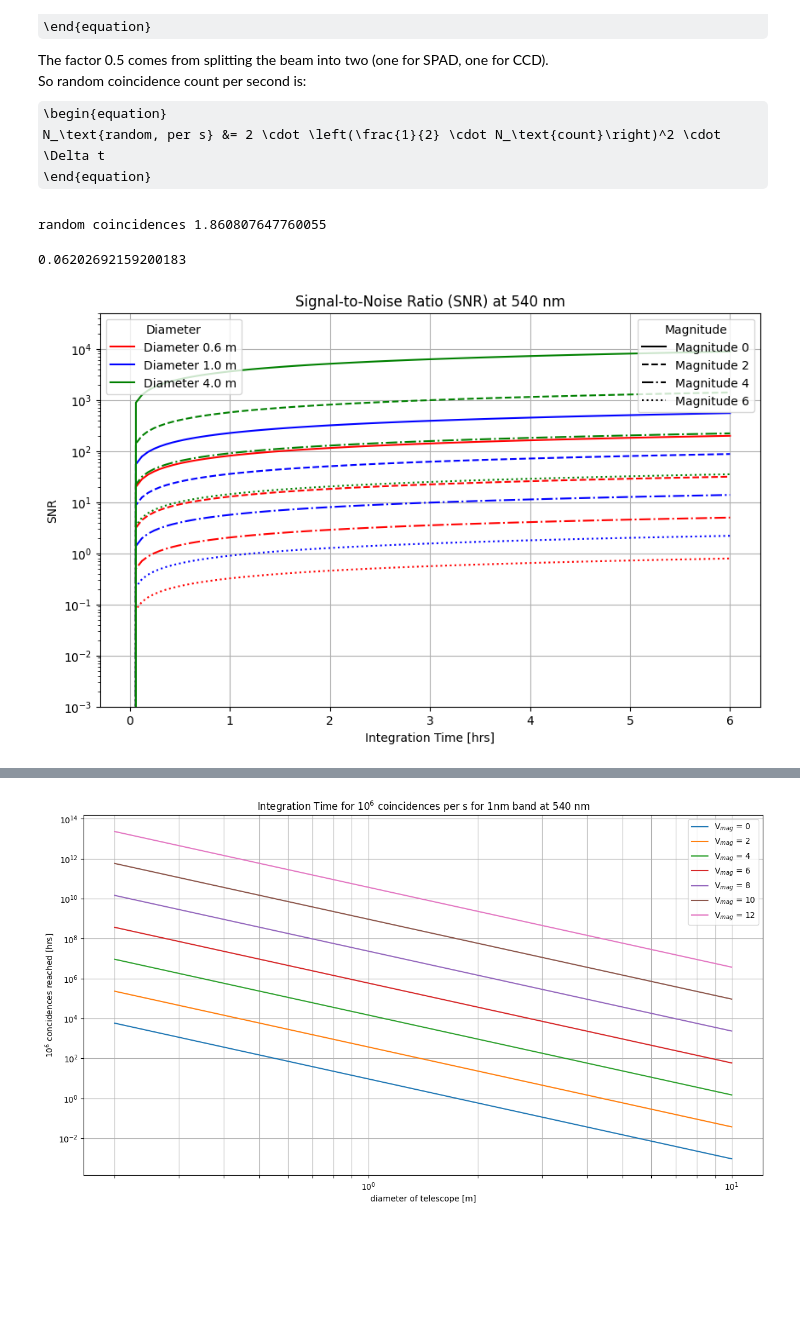
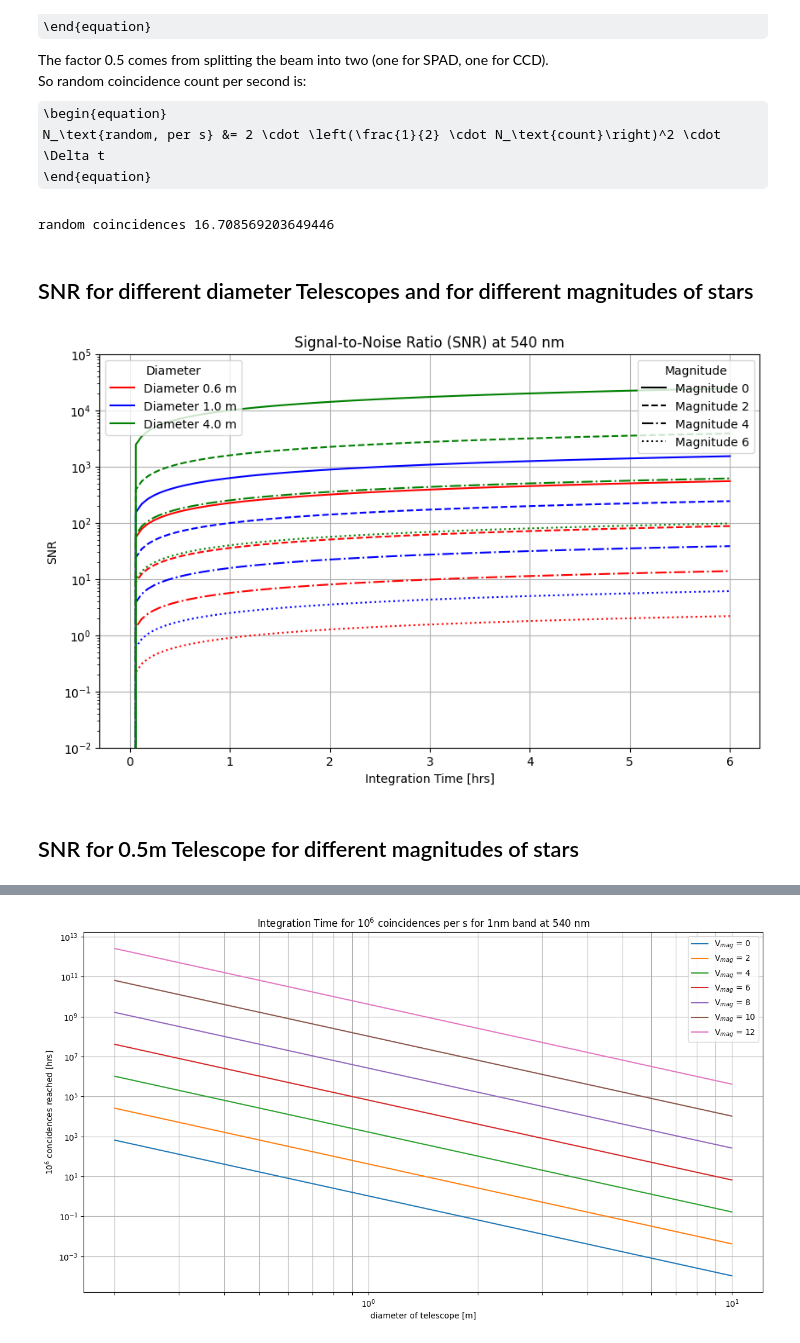
Before and after one commit to LucijanaS/brightstar, a Jupyter notebook: SNR_coincidences.ipynb, the cells around one changed output, grey strips where cells are left out. Cells and saved outputs as stored; diff of their text form; code cells hidden in the pictures; some formulas as TeX source; blank space fills up the shorter version.

```diff
--- a/SNR_coincidences.ipynb
+++ b/SNR_coincidences.ipynb
@@ -69,11 +47,7 @@ def area_sub(diameter, effective_diameter):
 # %%
-def SNR_simple(T, magnitude, diameter):
-    efficiency_o = 0.5 # optical efficiency
-    efficiency_d = 0.4 # detector efficiency
-    efficiency_f = 0.5 # filter efficiency
-    efficiency_p = 1 # 1 means no polarizer, 0.5 with
+def SNR_simple(T, magnitude, diameter, efficiency_o = efficiency_o_set, efficiency_d=0.4, efficiency_f=0.9, efficiency_p=1):
     efficiency_overall = efficiency_o*efficiency_d*efficiency_f*efficiency_p
-    return (1/(2*np.sqrt(2)))*V_12**2*efficiency_overall*area_sub(diameter, effective_diameter)*Phi(magnitude, wavelength)*np.sqrt(T*3600/delta_t)
+    return (1/(2*np.sqrt(2)))*V_12**2*efficiency_overall*area(diameter)*Phi(magnitude, wavelength)*np.sqrt(T*3600/delta_t) # T multiplied by factor 3600 to have SNR after an hour
 
-print('SNR: ', SNR_simple(1, 0, 0.5))
+print('SNR after one hours: ', SNR_simple(1, 0, 0.5))
 # %% [output]
@@ -106,33 +82,0 @@ SNR:  2.5219230114363955
-# %%
-# Generate diameters
-hours = 6
-T_0 = np.linspace(0, 100, 1000)
-
-# Plot SNR vs integration time T_0
-plt.figure()
-
-"""
-for i, t in enumerate(T):
-    plt.plot(diameters, snr(diameters, t), label=f'T = {T_[i]} hours')
-"""
-star_1 = "Vega"
-star_2 = "Sirius"
-mag_1 = 0.03
-mag_2 = -1.46
-
-
-#plt.plot(T_0, SNR_two(T_0, mag_1, diameter_1, diameter_2), label=star_1)
-#plt.plot(T_0, SNR_two(T_0, mag_2, diameter_1, diameter_2), label=star_2)
-
-
-plt.plot(T_0, SNR_two(T_0, mag, diameter_1, diameter_2), label="Vega at Skinakas, 1.3m+0.6m")
-plt.plot(T_0, SNR_simple(T_0, mag, diameter_1), label="Vega at Skinakas, 1.3m")
-plt.plot(T_0, SNR_simple(T_0, mag, diameter), label="Vega at Telesto, 0.5m")
-
-
-plt.xlabel('Integration Time [hrs]')
-plt.ylabel('SNR')
-plt.title('Signal-to-Noise Ratio (SNR) vs Integration Time \n asymmetry accounted for')
-plt.legend()
-plt.grid(True)
-plt.show()
@@ -184,11 +128,10 @@ def coincidences_per_s(T, magnitude, diameter):
 
 
 print('random coincidences', coincidences_per_s(1, 0, 0.5))
-
-(2*(((count_rate(0, 0.5))/2)**2)*1e-12)*1
 # %% [output]
-random coincidences 1.860807647760055
+random coincidences 16.708569203649446
-0.06202692159200183
+# %% [markdown]
+## SNR for different diameter Telescopes and for different magnitudes of stars
 # %%
 plt.style.use('default')
 T_0 = np.linspace(0, 6, 100)
@@ -197,35 +140,37 @@ magnitudes = [0, 2, 4, 6]
 
 # Plot SNR vs integration time T_0
 plt.figure(figsize=(10, 6))
 
 colors = ['r', 'b', 'g']  # Different colors for different diameters
 linestyles = ['-', '--', '-.', ':']  # Different linestyles for different magnitudes
 
 
 for i, diameter in enumerate(diameters):
     for j, magnitude in enumerate(magnitudes):
         snr_values = [SNR_simple(t * 3600, magnitude, diameter) for t in T_0]
         plt.plot(T_0, snr_values, color=colors[i], linestyle=linestyles[j],
                  label=f'Diameter {diameter} m, Mag {magnitude}')
 
 plt.xlabel('Integration Time [hrs]')
 plt.ylabel('SNR')
 plt.title('Signal-to-Noise Ratio (SNR) at 540 nm')
 diameter_legends = [mlines.Line2D([], [], color=colors[i], linestyle='-', label=f'Diameter {d} m')
                     for i, d in enumerate(diameters)]
 magnitude_legends = [mlines.Line2D([], [], color='black', linestyle=linestyles[i], label=f'Magnitude {m}')
                      for i, m in enumerate(magnitudes)]
 
 legend1 = plt.legend(handles=diameter_legends, loc='upper left', title="Diameter")
 plt.gca().add_artist(legend1)  # Add the first legend manually
 plt.legend(handles=magnitude_legends, loc='upper right', title="Magnitude")
 plt.yscale("log")
-plt.ylim(1e-3, 5e4)
+plt.ylim(1e-2, 1e5)
 
 plt.grid(True)
 plt.show()
 # %% [output]
-[figure, old version]
+[figure, new version]
+# %% [markdown]
+## SNR for 0.5m Telescope for different magnitudes of stars
 # %%
 plt.style.use('default')
 T_0 = np.linspace(0, 6, 100)
```
Also changed, not shown: parts of 24 cells of this notebook, 9 other files.
